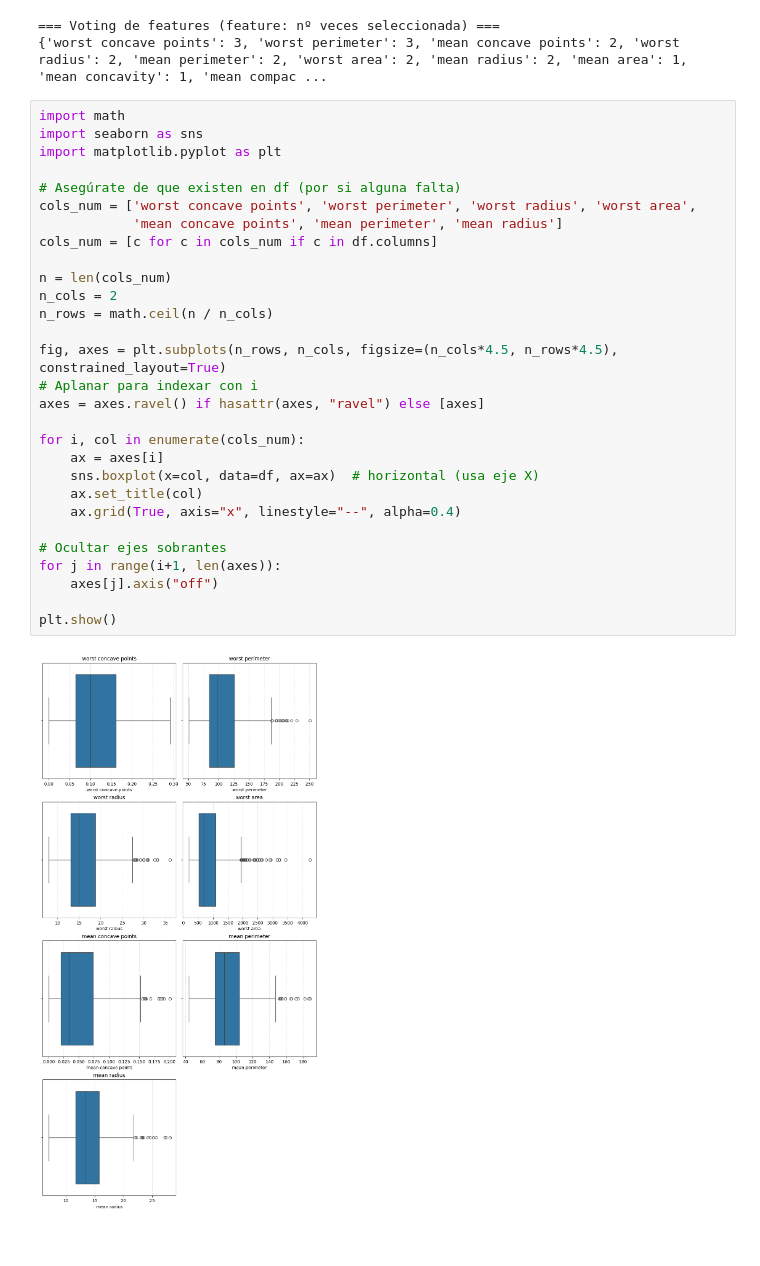
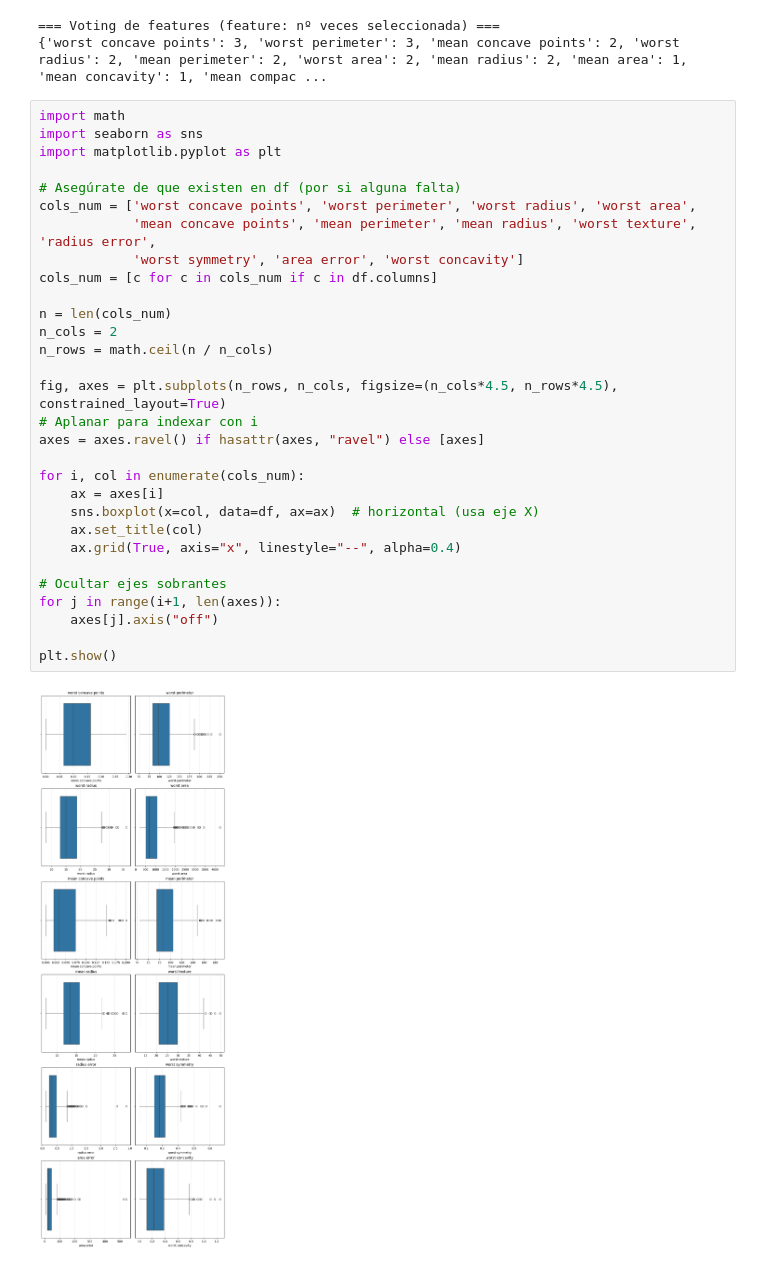
Before and after one commit to japinuela/Ejercicios-Repaso-Python-ML, a Jupyter notebook: BreastCancer.ipynb, the cells around one changed output. Drawn from its saved outputs; the diff is of its cells as text; blank space fills up the shorter version.

```diff
--- a/BreastCancer.ipynb
+++ b/BreastCancer.ipynb
@@ -316,31 +316,32 @@ print(feature_votes_sorted)
 # %%
 import math
 import seaborn as sns
 import matplotlib.pyplot as plt
 
 # Asegúrate de que existen en df (por si alguna falta)
 cols_num = ['worst concave points', 'worst perimeter', 'worst radius', 'worst area',
-            'mean concave points', 'mean perimeter', 'mean radius']
+            'mean concave points', 'mean perimeter', 'mean radius', 'worst texture', 'radius error',
+            'worst symmetry', 'area error', 'worst concavity']
 cols_num = [c for c in cols_num if c in df.columns]
 
 n = len(cols_num)
 n_cols = 2
 n_rows = math.ceil(n / n_cols)
 
 fig, axes = plt.subplots(n_rows, n_cols, figsize=(n_cols*4.5, n_rows*4.5), constrained_layout=True)
 # Aplanar para indexar con i
 axes = axes.ravel() if hasattr(axes, "ravel") else [axes]
 
 for i, col in enumerate(cols_num):
     ax = axes[i]
     sns.boxplot(x=col, data=df, ax=ax)  # horizontal (usa eje X)
     ax.set_title(col)
     ax.grid(True, axis="x", linestyle="--", alpha=0.4)
 
 # Ocultar ejes sobrantes
 for j in range(i+1, len(axes)):
     axes[j].axis("off")
 
 plt.show()
 # %% [output]
-[figure, old version]
+[figure, new version]
```
Also changed, not shown: parts of 14 cells of this notebook, 1 other file.
